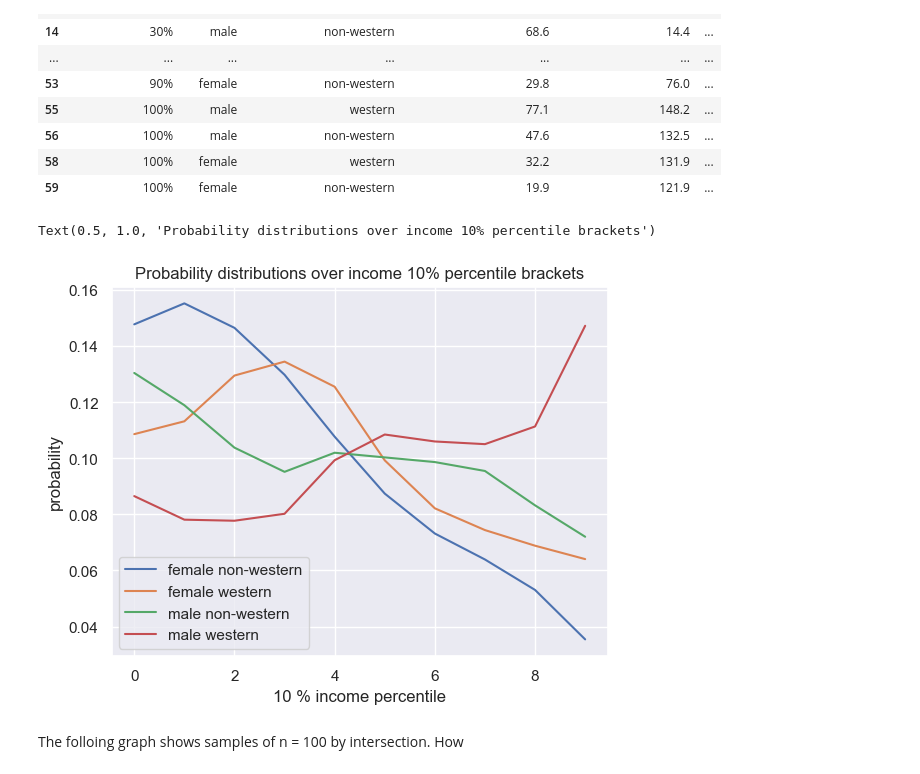
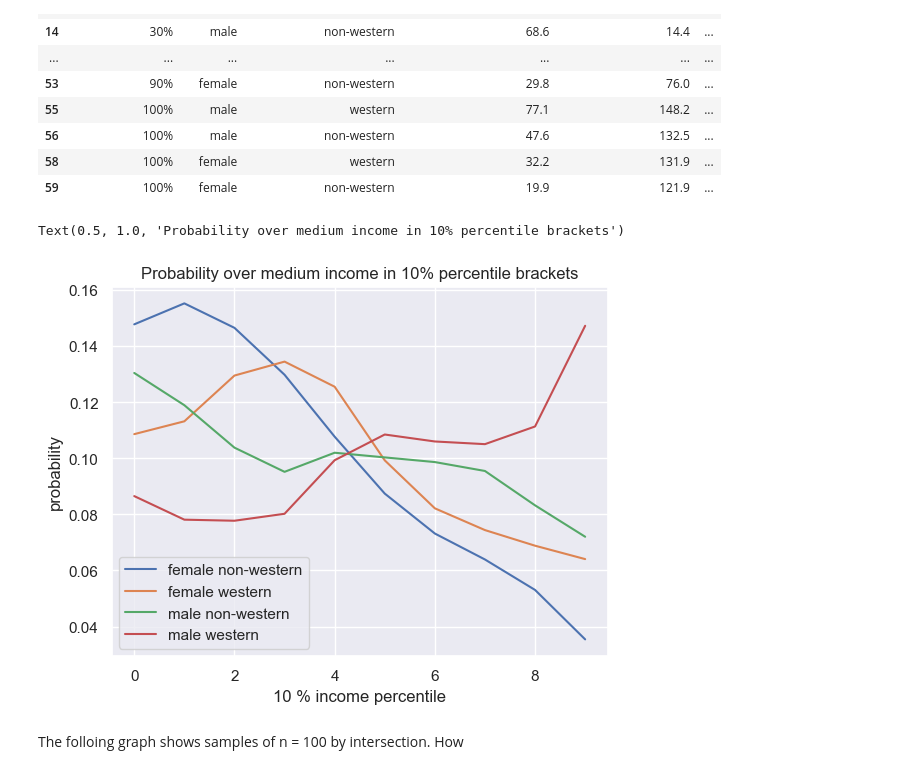
Before and after one commit to Le-Ty/abm_dm_impact, a Jupyter notebook: basic/notebooks/distributions.ipynb, the cells around one changed output. Saved outputs shown, nothing was run; the diff lists cells and outputs as text; code cells hidden in the pictures.

```diff
--- a/basic/notebooks/distributions.ipynb
+++ b/basic/notebooks/distributions.ipynb
@@ -148,36 +148,36 @@ d_mw = np.array(df_mw[['PersonenMetInkomen_1']]/ df_mw[['PersonenMetInkomen_1']]
 d_mnw = np.array(df_mnw[['PersonenMetInkomen_1']]/ df_mnw[['PersonenMetInkomen_1']].sum()).flatten()
 d_fw = np.array(df_fw[['PersonenMetInkomen_1']]/ df_fw[['PersonenMetInkomen_1']].sum()).flatten()
 
 
 # with open("../data/distributions_init.pickle","wb") as f:
 #     pickle.dump(d_fnw, f)
 #     pickle.dump(d_mw, f)
 #     pickle.dump(d_mnw, f)
 #     pickle.dump(d_fw, f)
 
 
 v_fnw = np.array(df_fnw[['GemiddeldInkomen_2']]/ df[['GemiddeldInkomen_2']].max()).flatten()
 v_mw = np.array(df_mw[['GemiddeldInkomen_2']]/ df[['GemiddeldInkomen_2']].max()).flatten()
 v_mnw = np.array(df_mnw[['GemiddeldInkomen_2']]/ df[['GemiddeldInkomen_2']].max()).flatten()
 v_fw = np.array(df_fw[['GemiddeldInkomen_2']]/ df[['GemiddeldInkomen_2']].max()).flatten()
 
 # with open("../data/values_init.pickle","wb") as f:
 #     pickle.dump(v_fnw, f)
 #     pickle.dump(v_mw, f)
 #     pickle.dump(v_mnw, f)
 #     pickle.dump(v_fw, f)
 
 
 
 
 
 sns.lineplot(d_fnw, label = 'female non-western')
 sns.lineplot(d_fw, label = 'female western')
 sns.lineplot(d_mnw, label = 'male non-western').set(ylabel='probability', xlabel='10 % income percentile')
-sns.lineplot(d_mw, label = 'male western').set_title('Probability medium income 10% percentile brackets')
+sns.lineplot(d_mw, label = 'male western').set_title('Probability over medium income in 10% percentile brackets')
 # %% [output]
-Text(0.5, 1.0, 'Probability distributions over income 10% percentile brackets')
+Text(0.5, 1.0, 'Probability over medium income in 10% percentile brackets')
-[figure, old version]
+[figure, new version]
 # %% [markdown]
 The folloing graph shows samples of n = 100 by intersection. How
 # %%
```
Also changed, not shown: 12 other files.
